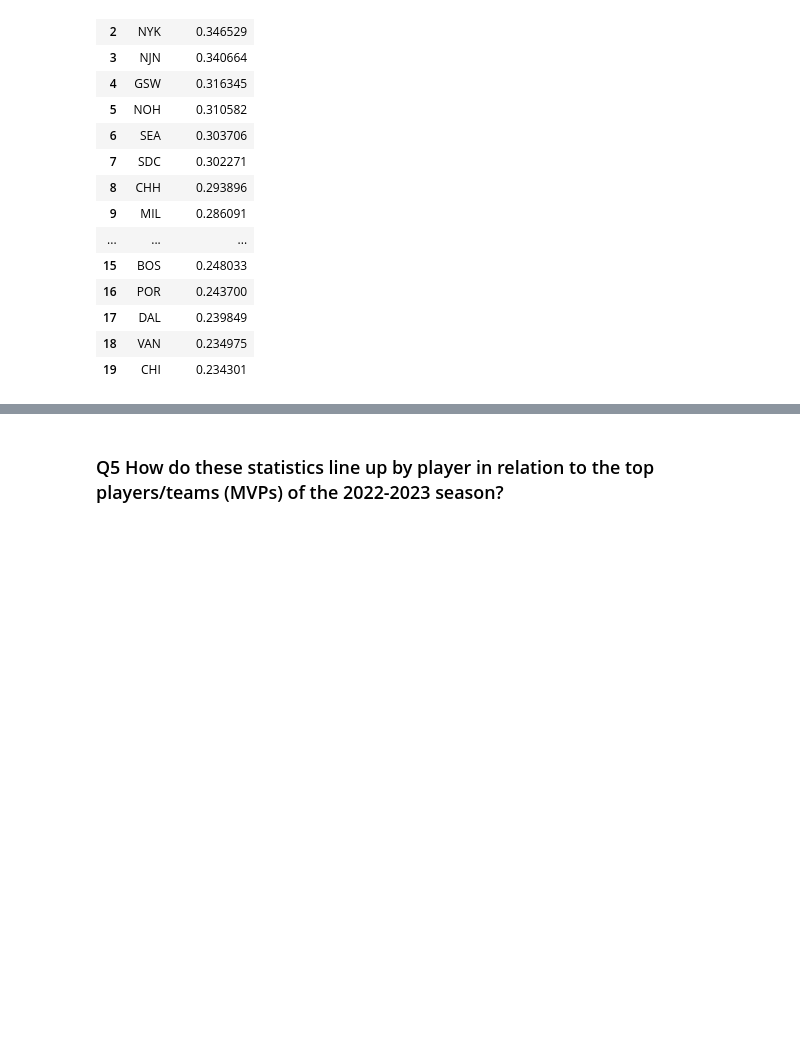
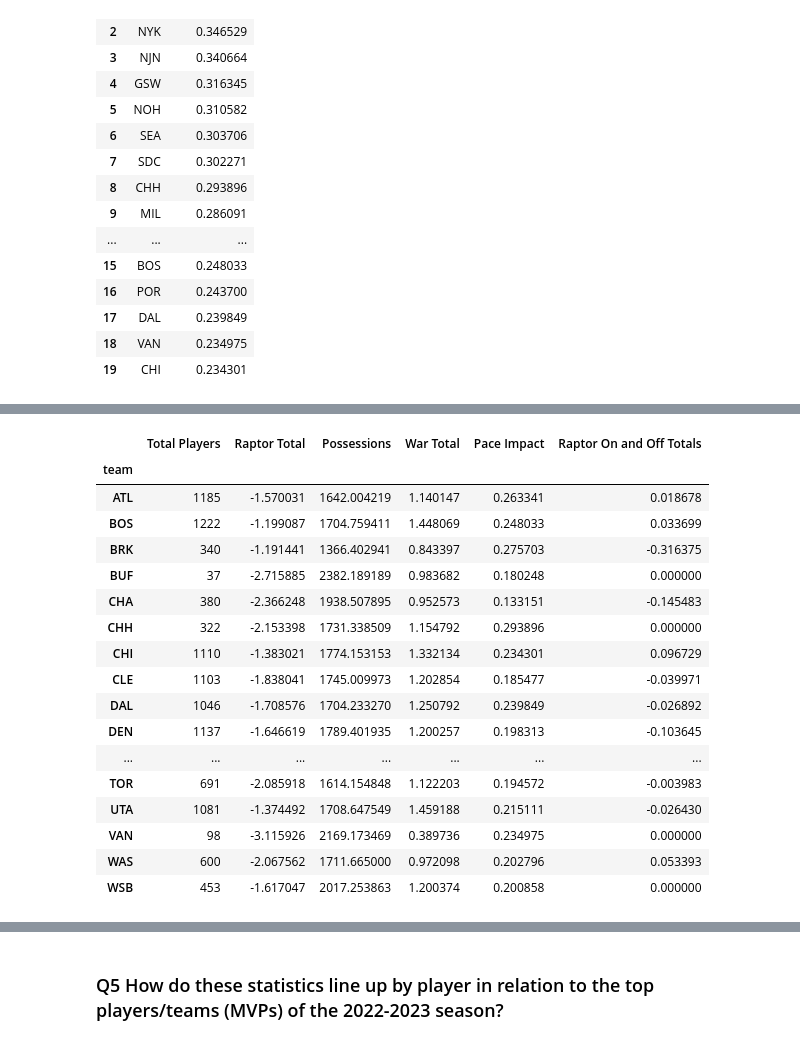
Before and after one commit to UzmaSayyeda/Project01, a Jupyter notebook: raptor_analysis_uzma.ipynb, the cells around one changed output, grey strips where cells are left out. Drawn from its saved outputs; the diff is of its cells as text; code cells hidden in the pictures; blank space fills up the shorter version.

```diff
--- a/raptor_analysis_uzma.ipynb
+++ b/raptor_analysis_uzma.ipynb
@@ -442,0 +431,9 @@ Name: pace_impact, dtype: float64
+# %%
+# Average
+
+total_players=clean_df.groupby("team")["player_name"].count()
+raptor_total=clean_df.groupby("team")["raptor_total"].mean()
+poss=clean_df.groupby("team")["poss"].mean()
+war_total=clean_df.groupby("team")["war_total"].mean()
+pace_impact=clean_df.groupby("team")["pace_impact"].mean()
+raptor_onoff_total=clean_df.groupby("team")["raptor_onoff_total"].mean()
@@ -442,0 +454,27 @@ Name: pace_impact, dtype: float64
+# %%
+avg_summary = pd.DataFrame({"Total Players": total_players,
+          "Raptor Total": raptor_total,
+          "Possessions": poss,
+          "War Total": war_total,
+          "Pace Impact": pace_impact,
+          "Raptor On and Off Totals":raptor_onoff_total})
+avg_summary
+# %% [output]
+|  | Total Players | Raptor Total | Possessions | War Total | Pace Impact | Raptor On and Off Totals |
+| team |  |  |  |  |  |  |
+| ATL | 1185 | -1.570031 | 1642.004219 | 1.140147 | 0.263341 | 0.018678 |
+| BOS | 1222 | -1.199087 | 1704.759411 | 1.448069 | 0.248033 | 0.033699 |
+| BRK | 340 | -1.191441 | 1366.402941 | 0.843397 | 0.275703 | -0.316375 |
+| BUF | 37 | -2.715885 | 2382.189189 | 0.983682 | 0.180248 | 0.000000 |
+| CHA | 380 | -2.366248 | 1938.507895 | 0.952573 | 0.133151 | -0.145483 |
+| CHH | 322 | -2.153398 | 1731.338509 | 1.154792 | 0.293896 | 0.000000 |
+| CHI | 1110 | -1.383021 | 1774.153153 | 1.332134 | 0.234301 | 0.096729 |
+| CLE | 1103 | -1.838041 | 1745.009973 | 1.202854 | 0.185477 | -0.039971 |
+| DAL | 1046 | -1.708576 | 1704.233270 | 1.250792 | 0.239849 | -0.026892 |
+| DEN | 1137 | -1.646619 | 1789.401935 | 1.200257 | 0.198313 | -0.103645 |
+| ... | ... | ... | ... | ... | ... | ... |
+| TOR | 691 | -2.085918 | 1614.154848 | 1.122203 | 0.194572 | -0.003983 |
+| UTA | 1081 | -1.374492 | 1708.647549 | 1.459188 | 0.215111 | -0.026430 |
+| VAN | 98 | -3.115926 | 2169.173469 | 0.389736 | 0.234975 | 0.000000 |
+| WAS | 600 | -2.067562 | 1711.665000 | 0.972098 | 0.202796 | 0.053393 |
+| WSB | 453 | -1.617047 | 2017.253863 | 1.200374 | 0.200858 | 0.000000 |
```
Also changed, not shown: parts of 27 cells of this notebook.
